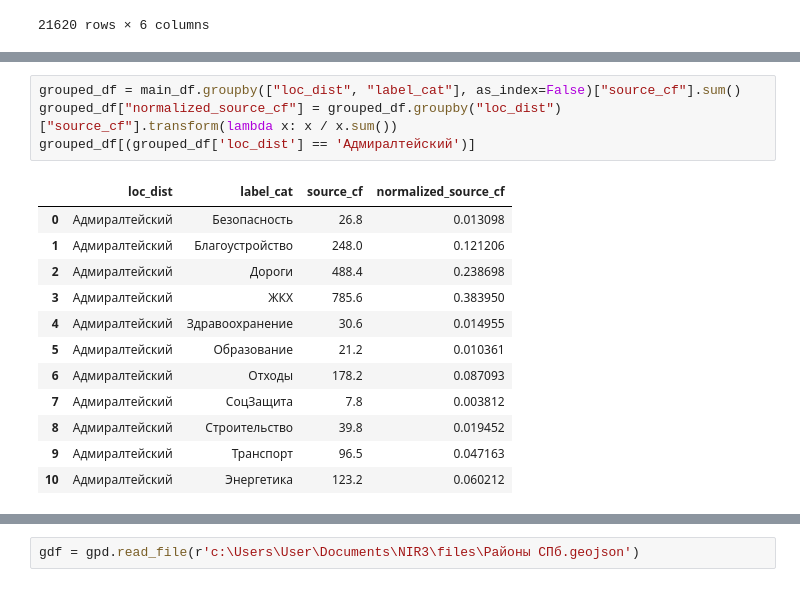
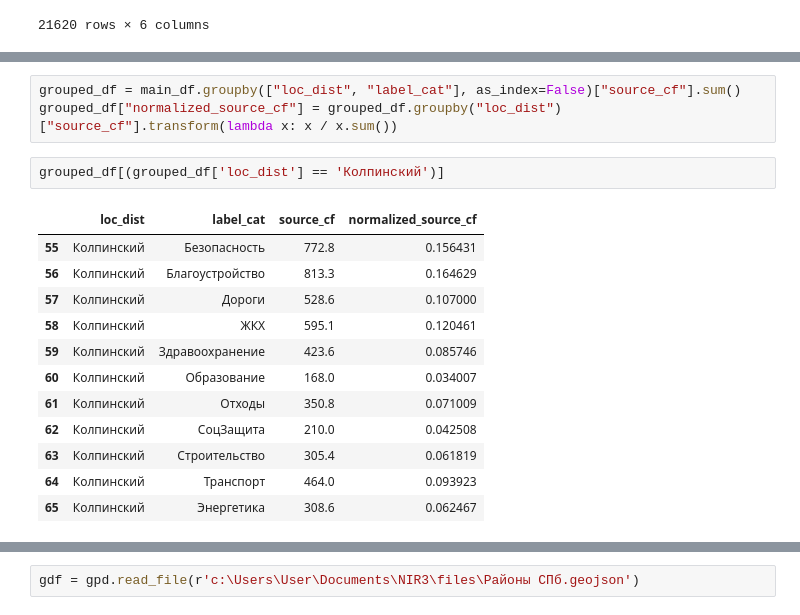
Before and after one commit to KhudyakovGleb/NIR3, a Jupyter notebook: nir3/Объединение_данных_из_источников.ipynb, the cells around one changed output, grey strips where cells are left out. Cells and saved outputs as stored; diff of their text form.

```diff
--- a/nir3/Объединение_данных_из_источников.ipynb
+++ b/nir3/Объединение_данных_из_источников.ipynb
@@ -161,17 +176,18 @@ print(result)
 # %%
 grouped_df = main_df.groupby(["loc_dist", "label_cat"], as_index=False)["source_cf"].sum()
 grouped_df["normalized_source_cf"] = grouped_df.groupby("loc_dist")["source_cf"].transform(lambda x: x / x.sum())
-grouped_df[(grouped_df['loc_dist'] == 'Адмиралтейский')]
-# %% [output]
-|  | loc_dist | label_cat | source_cf | normalized_source_cf |
-| 0 | Адмиралтейский | Безопасность | 26.8 | 0.013098 |
-| 1 | Адмиралтейский | Благоустройство | 248.0 | 0.121206 |
-| 2 | Адмиралтейский | Дороги | 488.4 | 0.238698 |
-| 3 | Адмиралтейский | ЖКХ | 785.6 | 0.383950 |
-| 4 | Адмиралтейский | Здравоохранение | 30.6 | 0.014955 |
-| 5 | Адмиралтейский | Образование | 21.2 | 0.010361 |
-| 6 | Адмиралтейский | Отходы | 178.2 | 0.087093 |
-| 7 | Адмиралтейский | СоцЗащита | 7.8 | 0.003812 |
-| 8 | Адмиралтейский | Строительство | 39.8 | 0.019452 |
-| 9 | Адмиралтейский | Транспорт | 96.5 | 0.047163 |
-| 10 | Адмиралтейский | Энергетика | 123.2 | 0.060212 |
+# %%
+grouped_df[(grouped_df['loc_dist'] == 'Колпинский')]
+# %% [output]
+|  | loc_dist | label_cat | source_cf | normalized_source_cf |
+| 55 | Колпинский | Безопасность | 772.8 | 0.156431 |
+| 56 | Колпинский | Благоустройство | 813.3 | 0.164629 |
+| 57 | Колпинский | Дороги | 528.6 | 0.107000 |
+| 58 | Колпинский | ЖКХ | 595.1 | 0.120461 |
+| 59 | Колпинский | Здравоохранение | 423.6 | 0.085746 |
+| 60 | Колпинский | Образование | 168.0 | 0.034007 |
+| 61 | Колпинский | Отходы | 350.8 | 0.071009 |
+| 62 | Колпинский | СоцЗащита | 210.0 | 0.042508 |
+| 63 | Колпинский | Строительство | 305.4 | 0.061819 |
+| 64 | Колпинский | Транспорт | 464.0 | 0.093923 |
+| 65 | Колпинский | Энергетика | 308.6 | 0.062467 |
```
Also changed, not shown: parts of 14 cells of this notebook, 12 other files.
